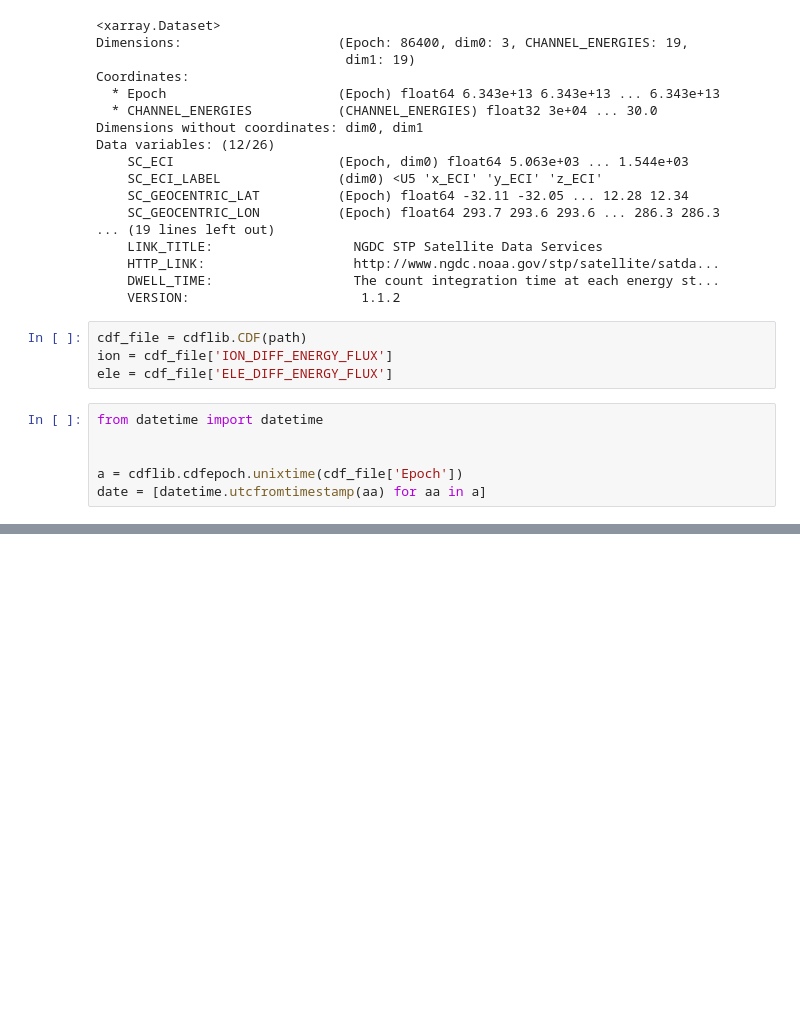
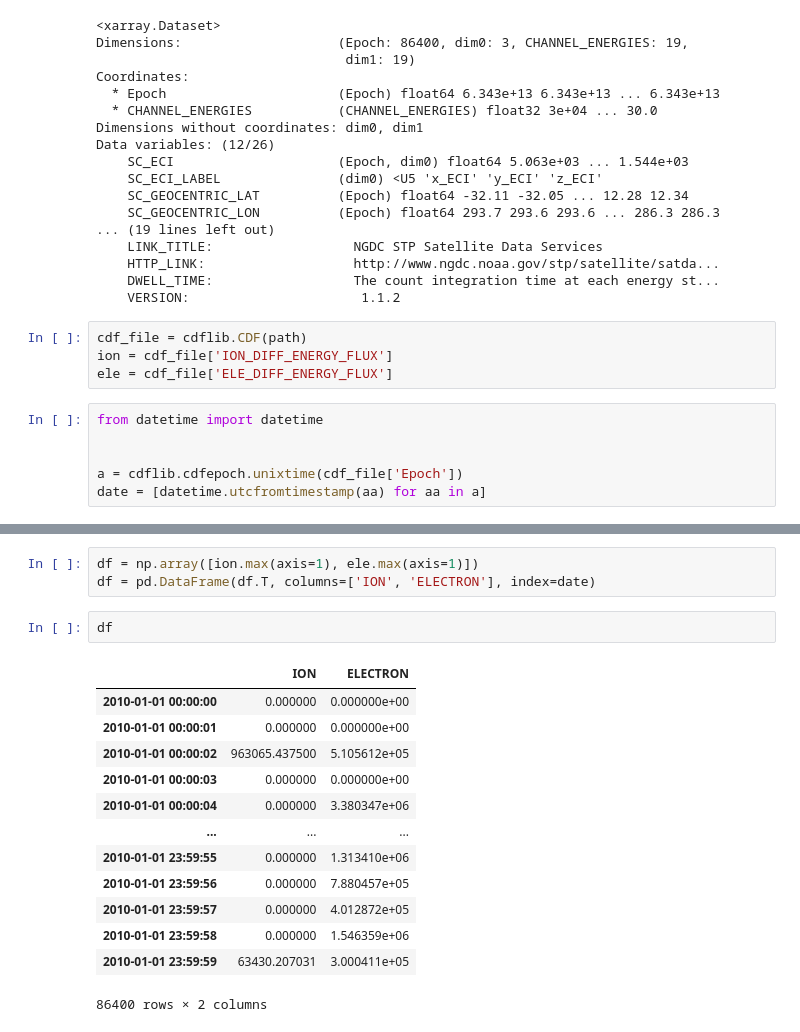
Before and after one commit to umeyuu/Prediction-of-Satellite-Potential-Using-Solar-Wind-Data, a Jupyter notebook: satelite_data.ipynb, the cells around one changed output, grey strips where cells are left out. Saved outputs shown, nothing was run; the diff lists cells and outputs as text; blank space fills up the shorter version.

```diff
--- a/satelite_data.ipynb
+++ b/satelite_data.ipynb
@@ -67,0 +68,19 @@ array([     0.   ,      0.   , 963065.44 , ...,      0.   ,      0.   ,
+# %%
+df = np.array([ion.max(axis=1), ele.max(axis=1)])
+df = pd.DataFrame(df.T, columns=['ION', 'ELECTRON'], index=date)
+# %%
+df
+# %% [output]
+|  | ION | ELECTRON |
+| 2010-01-01 00:00:00 | 0.000000 | 0.000000e+00 |
+| 2010-01-01 00:00:01 | 0.000000 | 0.000000e+00 |
+| 2010-01-01 00:00:02 | 963065.437500 | 5.105612e+05 |
+| 2010-01-01 00:00:03 | 0.000000 | 0.000000e+00 |
+| 2010-01-01 00:00:04 | 0.000000 | 3.380347e+06 |
+| ... | ... | ... |
+| 2010-01-01 23:59:55 | 0.000000 | 1.313410e+06 |
+| 2010-01-01 23:59:56 | 0.000000 | 7.880457e+05 |
+| 2010-01-01 23:59:57 | 0.000000 | 4.012872e+05 |
+| 2010-01-01 23:59:58 | 0.000000 | 1.546359e+06 |
+| 2010-01-01 23:59:59 | 63430.207031 | 3.000411e+05 |
+86400 rows × 2 columns
```
Also changed, not shown: parts of 5 cells of this notebook, 3 other files.
